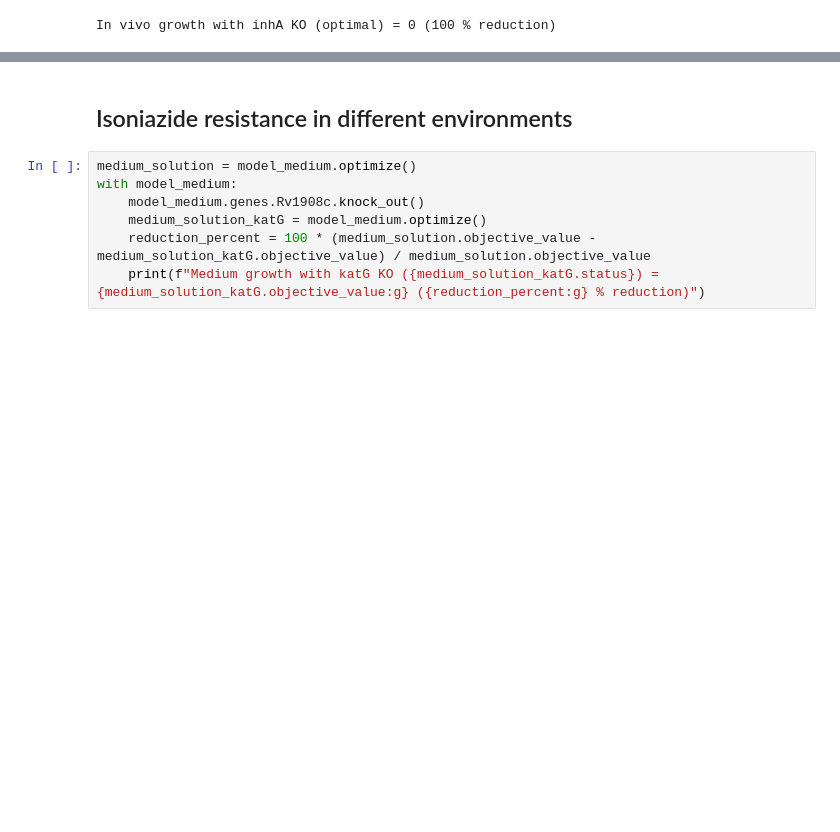
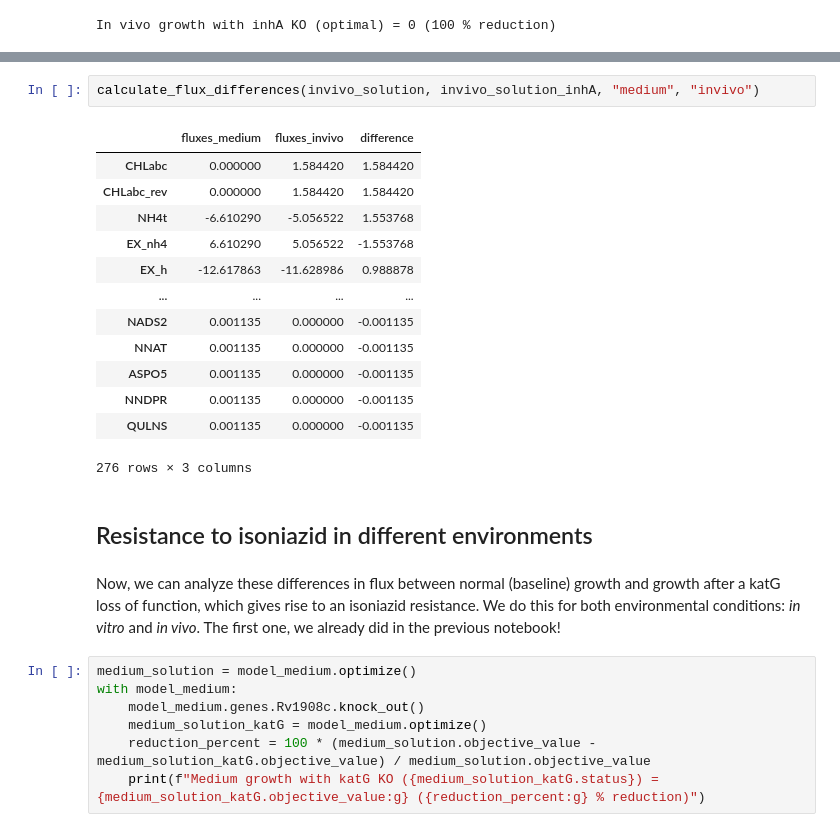
Before and after one commit to PathoGenOmics-Lab/misb_training_2024, a Jupyter notebook: modelling/03_mtb_variability.ipynb, the cells around one changed output, grey strips where cells are left out. Saved outputs shown, nothing was run; the diff lists cells and outputs as text; blank space fills up the shorter version.

```diff
--- a/modelling/03_mtb_variability.ipynb
+++ b/modelling/03_mtb_variability.ipynb
@@ -137,5 +190,26 @@ In vivo growth with inhA KO (optimal) = 0 (100 % reduction)
+# %%
+calculate_flux_differences(invivo_solution, invivo_solution_inhA, "medium", "invivo")
+# %% [output]
+|  | fluxes_medium | fluxes_invivo | difference |
+| CHLabc | 0.000000 | 1.584420 | 1.584420 |
+| CHLabc_rev | 0.000000 | 1.584420 | 1.584420 |
+| NH4t | -6.610290 | -5.056522 | 1.553768 |
+| EX_nh4 | 6.610290 | 5.056522 | -1.553768 |
+| EX_h | -12.617863 | -11.628986 | 0.988878 |
+| ... | ... | ... | ... |
+| NADS2 | 0.001135 | 0.000000 | -0.001135 |
+| NNAT | 0.001135 | 0.000000 | -0.001135 |
+| ASPO5 | 0.001135 | 0.000000 | -0.001135 |
+| NNDPR | 0.001135 | 0.000000 | -0.001135 |
+| QULNS | 0.001135 | 0.000000 | -0.001135 |
+276 rows × 3 columns
 # %% [markdown]
-## Isoniazide resistance in different environments
+## Resistance to isoniazid in different environments
+# %% [markdown]
+Now, we can analyze these differences in flux between normal (baseline) growth
+and growth after a katG loss of function, which gives rise to an isoniazid resistance.
+We do this for both environmental conditions: *in vitro* and *in vivo*.
+The first one, we already did in the previous notebook!
 # %%
 medium_solution = model_medium.optimize()
 with model_medium:
```
Also changed, not shown: parts of 19 cells of this notebook.
